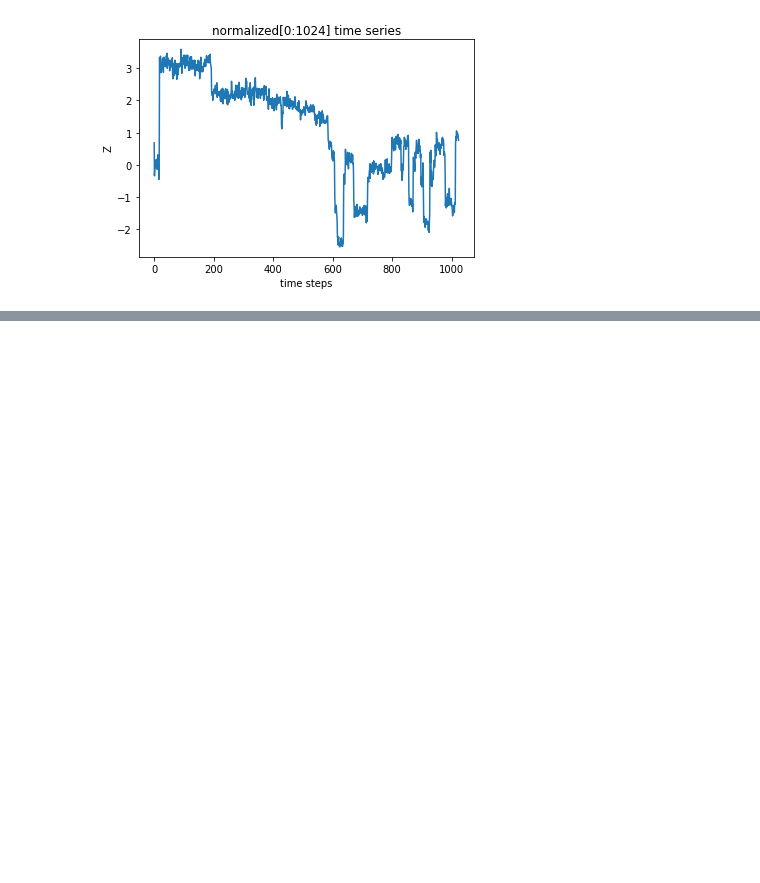
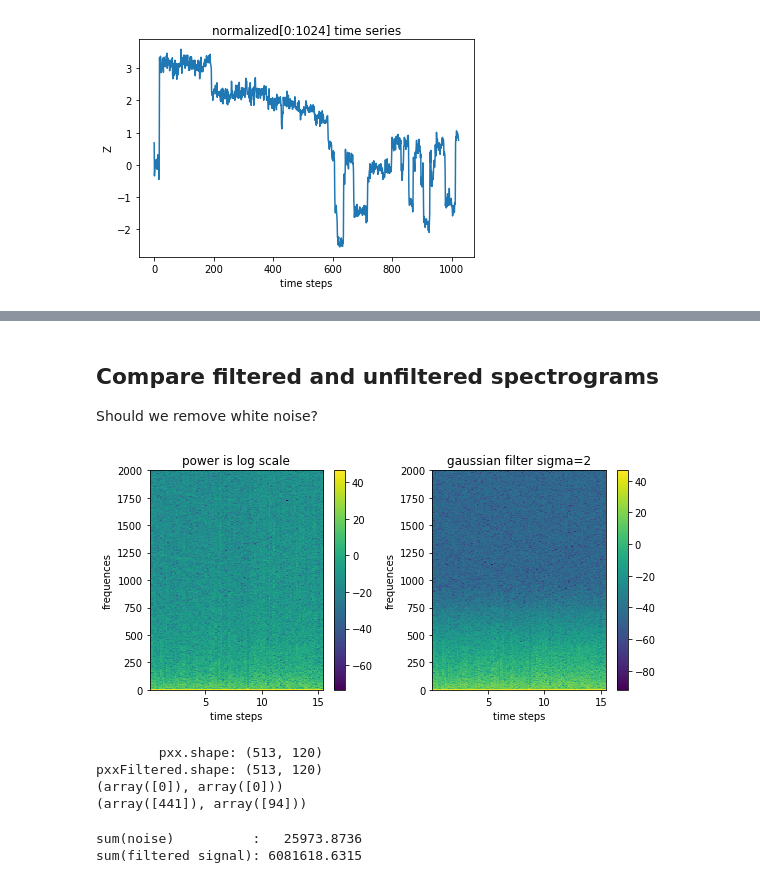
Before and after one commit to AEDWIP/DeepBio, a Jupyter notebook: nanoPoreSpectrogram.ipynb, the cells around one changed output, grey strips where cells are left out. Saved outputs shown, nothing was run; the diff lists cells and outputs as text; code cells hidden in the pictures; blank space fills up the shorter version.

Commit message:
explore filtered results

```diff
--- a/nanoPoreSpectrogram.ipynb
+++ b/nanoPoreSpectrogram.ipynb
@@ -206,0 +179,63 @@ plt.show()
+# %% [markdown]
+## Compare filtered and unfiltered spectrograms
+Should we remove white noise?
+# %%
+nfft = 1024
+noverlap = int( nfft / 2 )
+
+fig = plt.figure(figsize=(8,4)) #figsize=(6,8)
+grid = 121 # nrow, ncol, place in grid
+plt.subplot(grid)
+
+#######
+pxx, freqs, bins, im = plt.specgram(raw_data, NFFT=nfft, Fs=sampling_rate,
+                                    noverlap=noverlap,
+#                                         scale='linear'
+                                   )
+plt.xlabel("time steps")
+plt.ylabel("frequences")
+plt.title("power is log scale")
+fig.colorbar(im)
+
+#######
+grid += 1
+plt.subplot(grid) # nrow, ncol, place in grid
+sigma = 2
+pxxFiltered, freqsFiltered, binsFiltered, imFiltered = plt.specgram(gaussian_filter1d(raw_data, sigma),
+                                                                    NFFT=nfft, Fs=sampling_rate,
+                                    noverlap=noverlap,
+#                                         scale='linear'
+                                   )
+plt.xlabel("time steps")
+plt.ylabel("frequences")
+sigma = 2
+plt.title("gaussian filter sigma=" + str(sigma))
+fig.colorbar(imFiltered)
+
+#######
+plt.tight_layout() # adjust so that labels do not over lap
+plt.show()
+# %% [output]
+[figure, added]
+# %%
+print("        pxx.shape:", pxx.shape)
+print("pxxFiltered.shape:", pxxFiltered.shape)
+
+np.max(pxx)         # 44924.98624861031
+np.max(pxxFiltered) # 44837.18577262292
+indices = np.where(pxx == pxx.max())
+print(indices) # (array([0]), array([0]))
+
+indices = np.where(pxx == pxx.min())
+print(indices) # (array([441]), array([94]))
+# %% [output]
+        pxx.shape: (513, 120)
+pxxFiltered.shape: (513, 120)
+(array([0]), array([0]))
+(array([441]), array([94]))
+# %%
+print("sum(noise)          : {:>12.4f}".format(np.sum( pxx - pxxFiltered)))
+print("sum(filtered signal): {:>12.4f}".format(np.sum(pxxFiltered)))
+# %% [output]
+sum(noise)          :   25973.8736
+sum(filtered signal): 6081618.6315
```
Also changed, not shown: parts of 7 cells of this notebook, 1 other file.
